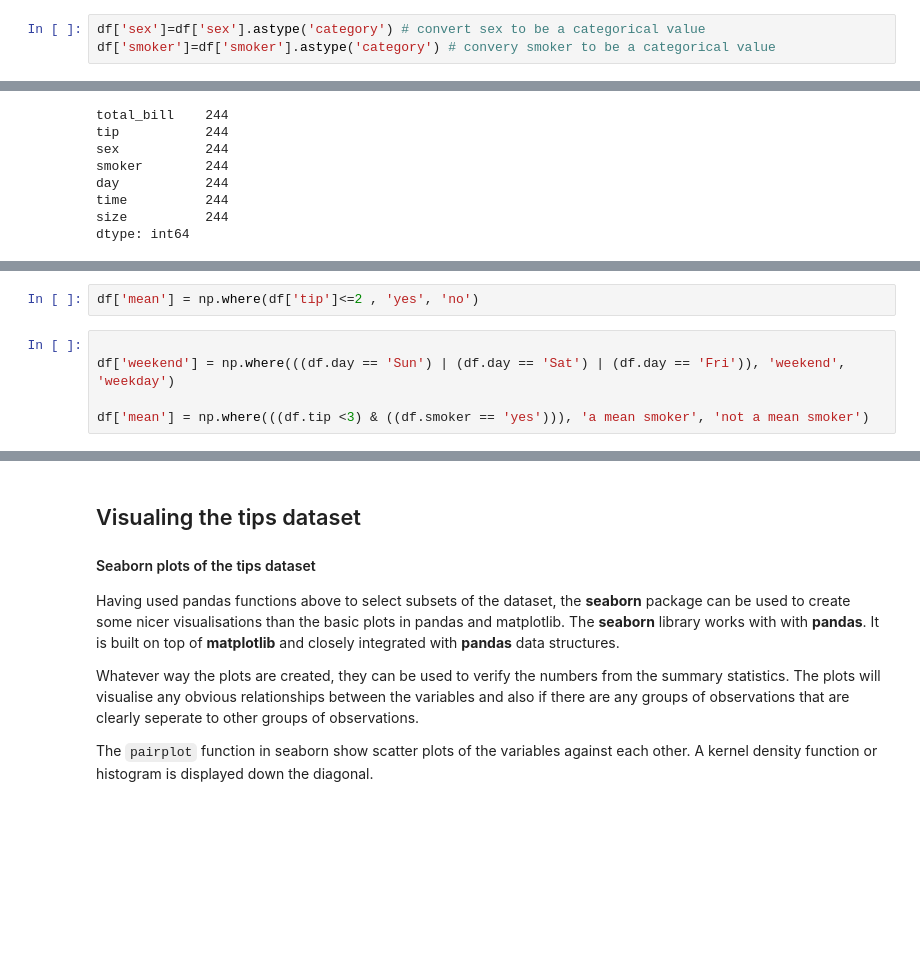
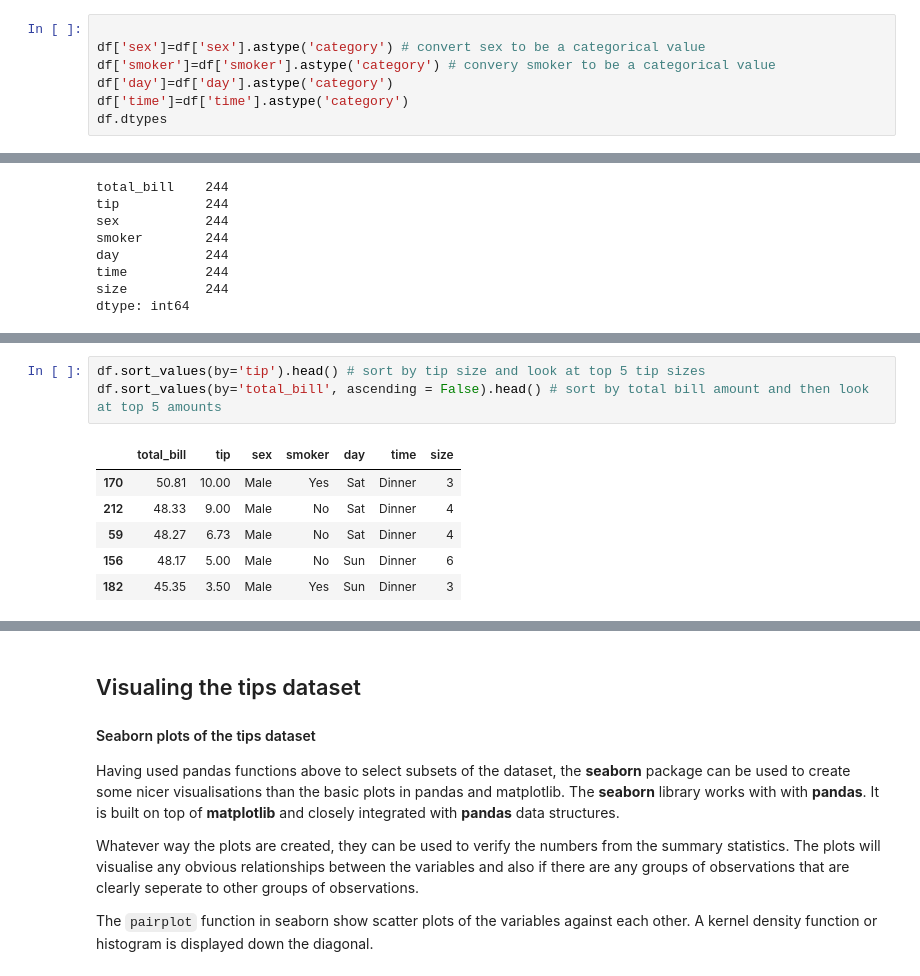
Before and after one commit to angela1C/Fundamentals-of-Data-Analysis-Project-2019, a Jupyter notebook: tips-project.ipynb, the cells around one changed output, grey strips where cells are left out. Saved outputs shown, nothing was run; the diff lists cells and outputs as text; blank space fills up the shorter version.

```diff
--- a/tips-project.ipynb
+++ b/tips-project.ipynb
@@ -335,5 +339,9 @@ Dinner    176
 Lunch      68
 Name: time, dtype: int64n
 # %%
+
 df['sex']=df['sex'].astype('category') # convert sex to be a categorical value
 df['smoker']=df['smoker'].astype('category') # convery smoker to be a categorical value
+df['day']=df['day'].astype('category')
+df['time']=df['time'].astype('category')
+df.dtypes
@@ -444,7 +370,0 @@ https://stackoverflow.com/questions/36603018/pandas-multiple-conditions-based-on
-# %%
-df['mean'] = np.where(df['tip']<=2 , 'yes', 'no')
-# %%
-
-df['weekend'] = np.where(((df.day == 'Sun') | (df.day == 'Sat') | (df.day == 'Fri')), 'weekend', 'weekday')
-
-df['mean'] = np.where(((df.tip <3) & ((df.smoker == 'yes'))), 'a mean smoker', 'not a mean smoker')
@@ -450,0 +374,10 @@ df['mean'] = np.where(((df.tip <3) & ((df.smoker == 'yes'))), 'a mean smoker', '
+# %%
+df.sort_values(by='tip').head() # sort by tip size and look at top 5 tip sizes
+df.sort_values(by='total_bill', ascending = False).head() # sort by total bill amount and then look at top 5 amounts
+# %% [output]
+|  | total_bill | tip | sex | smoker | day | time | size |
+| 170 | 50.81 | 10.00 | Male | Yes | Sat | Dinner | 3 |
+| 212 | 48.33 | 9.00 | Male | No | Sat | Dinner | 4 |
+| 59 | 48.27 | 6.73 | Male | No | Sat | Dinner | 4 |
+| 156 | 48.17 | 5.00 | Male | No | Sun | Dinner | 6 |
+| 182 | 45.35 | 3.50 | Male | Yes | Sun | Dinner | 3 |
```
Also changed, not shown: parts of 67 cells of this notebook, 1 other file.
